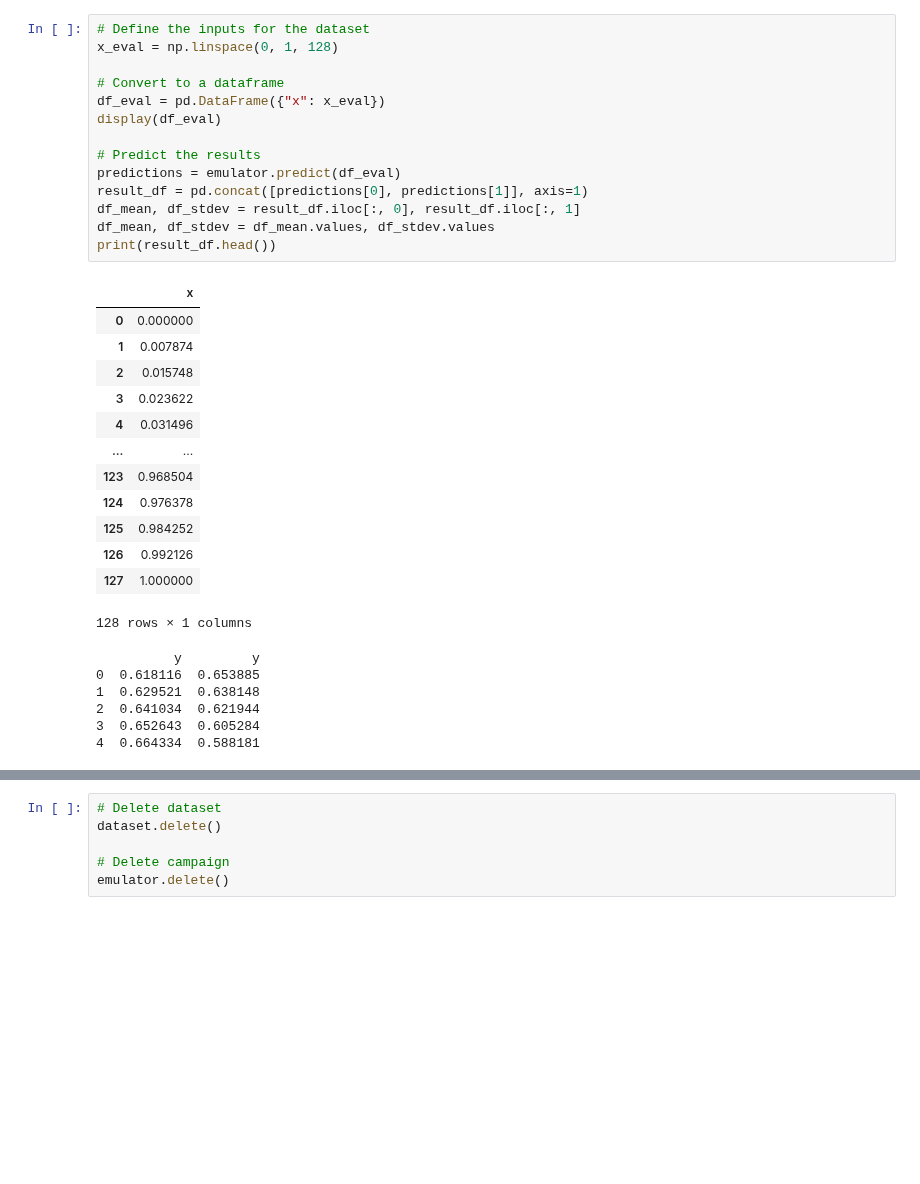
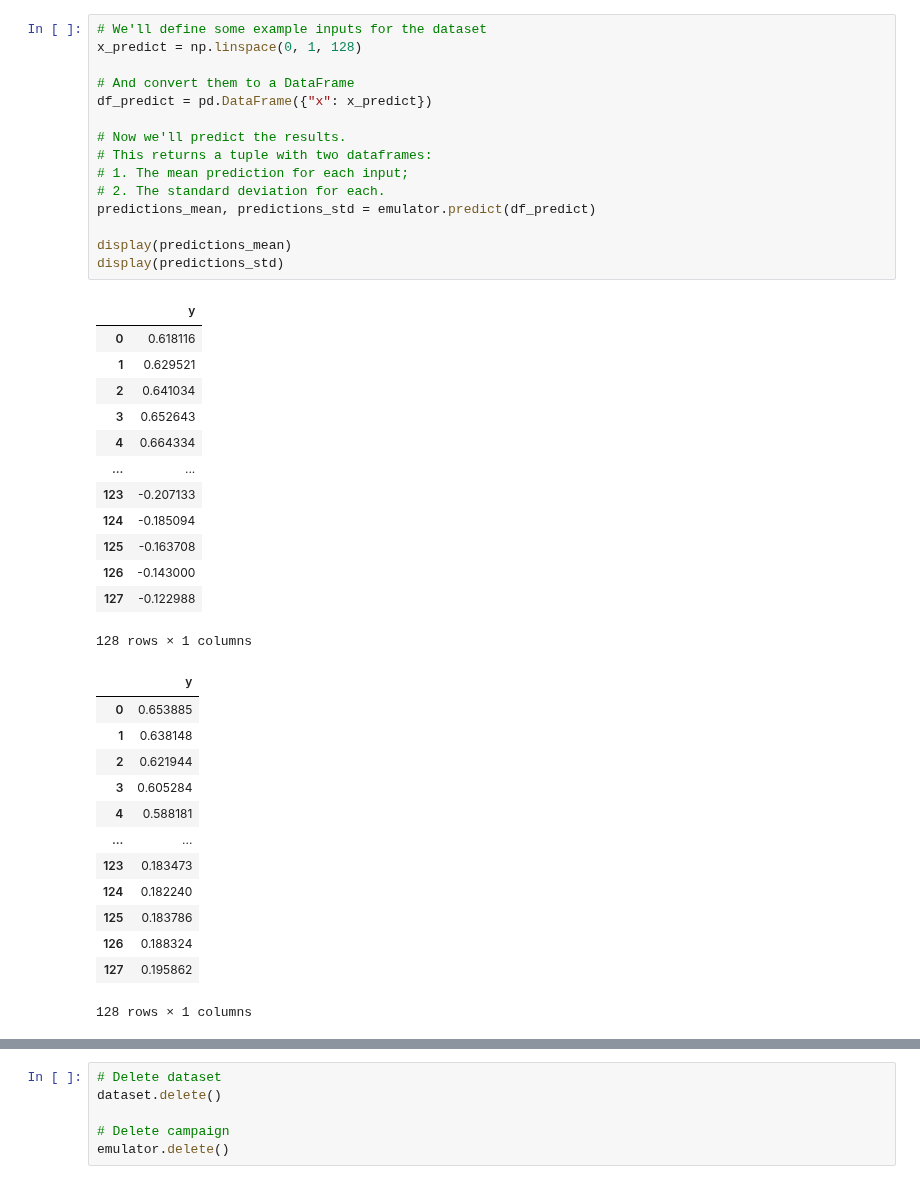
Before and after one commit to digiLab-ai/twinLab-Tutorials, a Jupyter notebook: 00-quickstart.ipynb, the cells around one changed output, grey strips where cells are left out. Saved outputs shown, nothing was run; the diff lists cells and outputs as text; blank space fills up the shorter version.

```diff
--- a/00-quickstart.ipynb
+++ b/00-quickstart.ipynb
@@ -126,34 +114,42 @@ The surrogate model is now trained and saved to the cloud under the `emulator_id
-# %%
-# Define the inputs for the dataset
-x_eval = np.linspace(0, 1, 128)
-
-# Convert to a dataframe
-df_eval = pd.DataFrame({"x": x_eval})
-display(df_eval)
-
-# Predict the results
-predictions = emulator.predict(df_eval)
-result_df = pd.concat([predictions[0], predictions[1]], axis=1)
-df_mean, df_stdev = result_df.iloc[:, 0], result_df.iloc[:, 1]
-df_mean, df_stdev = df_mean.values, df_stdev.values
-print(result_df.head())
-# %% [output]
-|  | x |
-| 0 | 0.000000 |
-| 1 | 0.007874 |
-| 2 | 0.015748 |
-| 3 | 0.023622 |
-| 4 | 0.031496 |
-| ... | ... |
-| 123 | 0.968504 |
-| 124 | 0.976378 |
-| 125 | 0.984252 |
-| 126 | 0.992126 |
-| 127 | 1.000000 |
-128 rows × 1 columns
-          y         y
-0  0.618116  0.653885
-1  0.629521  0.638148
-2  0.641034  0.621944
-3  0.652643  0.605284
-4  0.664334  0.588181
+# %%
+# We'll define some example inputs for the dataset
+x_predict = np.linspace(0, 1, 128)
+
+# And convert them to a DataFrame
+df_predict = pd.DataFrame({"x": x_predict})
+
+# Now we'll predict the results.
+# This returns a tuple with two dataframes:
+# 1. The mean prediction for each input;
+# 2. The standard deviation for each.
+predictions_mean, predictions_std = emulator.predict(df_predict)
+
+display(predictions_mean)
+display(predictions_std)
+# %% [output]
+|  | y |
+| 0 | 0.618116 |
+| 1 | 0.629521 |
+| 2 | 0.641034 |
+| 3 | 0.652643 |
+| 4 | 0.664334 |
+| ... | ... |
+| 123 | -0.207133 |
+| 124 | -0.185094 |
+| 125 | -0.163708 |
+| 126 | -0.143000 |
+| 127 | -0.122988 |
+128 rows × 1 columns
+|  | y |
+| 0 | 0.653885 |
+| 1 | 0.638148 |
+| 2 | 0.621944 |
+| 3 | 0.605284 |
+| 4 | 0.588181 |
+| ... | ... |
+| 123 | 0.183473 |
+| 124 | 0.182240 |
+| 125 | 0.183786 |
+| 126 | 0.188324 |
+| 127 | 0.195862 |
+128 rows × 1 columns
```
Also changed, not shown: parts of 18 cells of this notebook.
